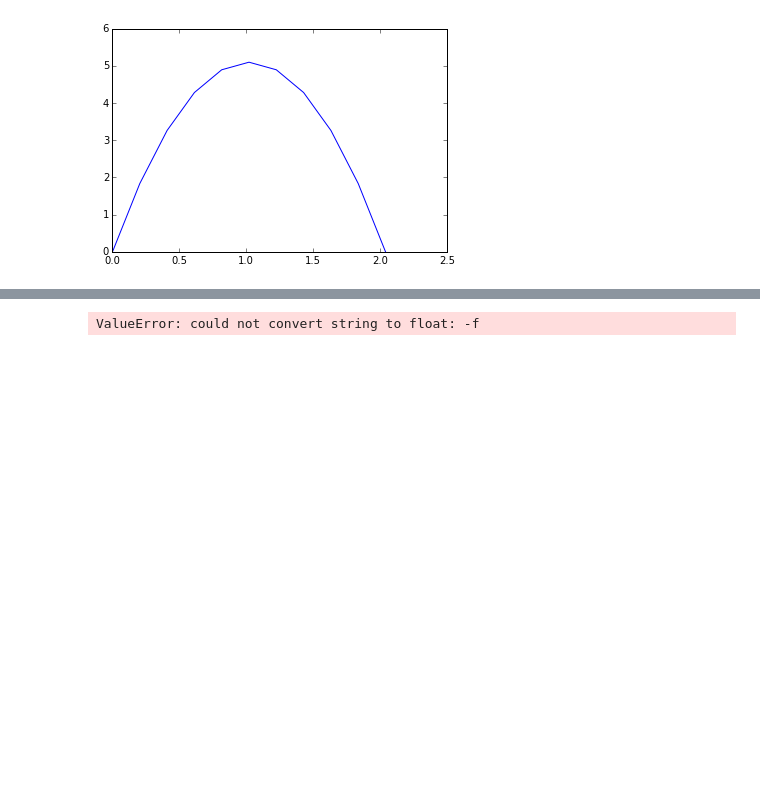
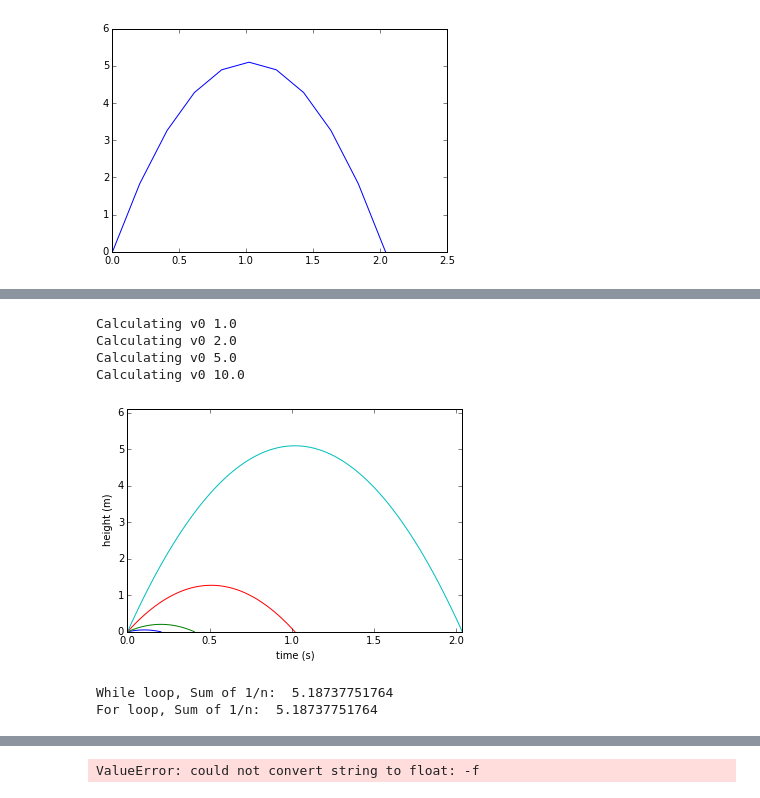
Before and after one commit to camillanore/Studies, a Jupyter notebook: python/Eksamenslesing.ipynb, the cells around one changed output, grey strips where cells are left out. Drawn from its saved outputs; the diff is of its cells as text; code cells hidden in the pictures; blank space fills up the shorter version.

Commit message:
INF1100_Eksamenprep lørdag kveld
Update on the exercises that needs to be solved

```diff
--- a/python/Eksamenslesing.ipynb
+++ b/python/Eksamenslesing.ipynb
@@ -365,0 +492,69 @@ t = 2.04        y = 0.00
+# %%
+#Exercise 2.16
+from numpy import *
+from matplotlib.pyplot import *
+import sys
+%matplotlib inline
+
+
+if len(sys.argv) == 1:
+    print 'Give v0 values on the command line!'
+    sys.exit(1)
+
+v0_list = [1, 2, 5, 10]
+g = 9.81
+
+max_t = 0
+max_y = 0
+
+figure()
+for v0 in v0_list:
+    v0 = float(v0)
+    print 'Calculating v0', v0
+    t = linspace(0,2*v0/g,100)
+    y = v0*t -0.5*g*t**2
+    if max(t) > max_t:
+        max_t = max(t)
+    if max(y) > max_y:
+        max_y = max(y)
+    plot(t,y)
+
+xlabel('time (s)')
+ylabel('height (m)')
+axis([0,max_t,0,max_y*1.2])
+
+show()
+# %% [output]
+Calculating v0 1.0
+Calculating v0 2.0
+Calculating v0 5.0
+Calculating v0 10.0
+[figure, added]
+# %%
+# Exercise 2.10 (sum_while.py)
+# s=sum(1/k) for k=1 to M=100
+#Explain why the following program does not work
+#s = 0; k = 1; M = 100
+#while k < M:
+#s += 1/k
+#print s
+
+k = 1.0
+s = 0
+M = 100
+
+# You can write this loop in two ways, using while:
+while k <= M: # REMEMBER k<=M, have to include =
+    s += 1.0/k # QUESTION: DO we always use += in for and while loops?
+    k += 1
+print 'While loop, Sum of 1/n: ', s
+
+# Or using for:
+
+s2 = 0.0
+for k in range(1,M+1):
+    s2 += 1.0/k
+print 'For loop, Sum of 1/n: ', s2
+# %% [output]
+While loop, Sum of 1/n:  5.18737751764
+For loop, Sum of 1/n:  5.18737751764
```
Also changed, not shown: parts of 32 cells of this notebook, 1 other file.
